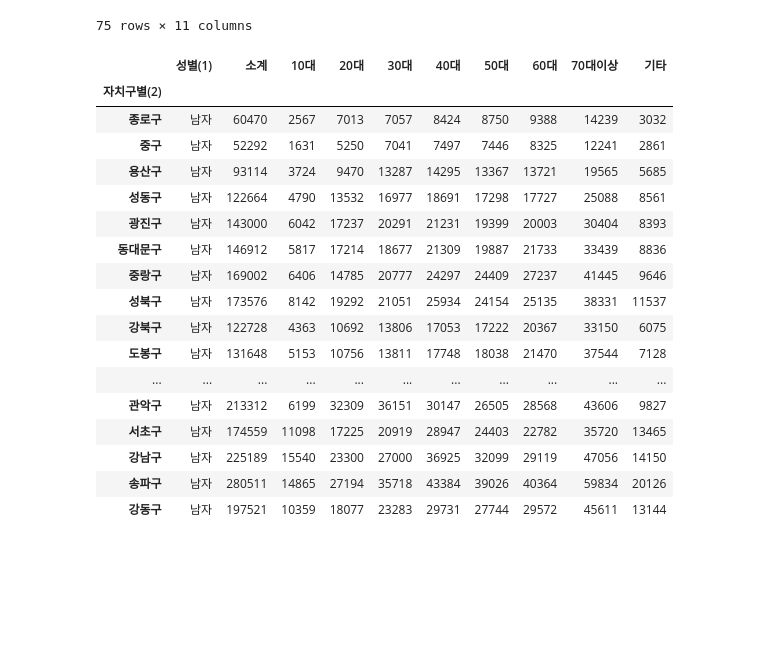
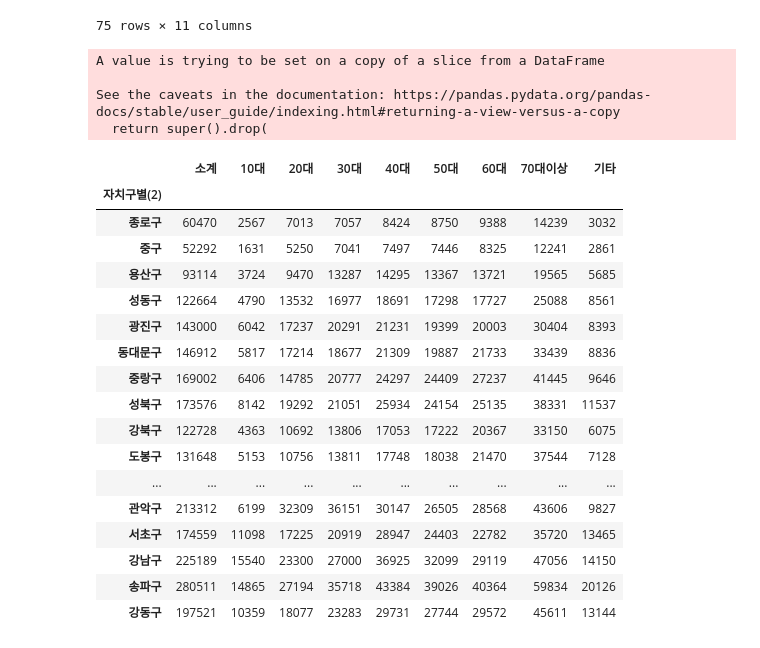
Before and after one commit to Aimerlee123/Python-teamproject, a Jupyter notebook: 파이썬_팀_프로젝트.ipynb, the cells around one changed output. Saved outputs shown, nothing was run; the diff lists cells and outputs as text; code cells hidden in the pictures; blank space fills up the shorter version.

```diff
--- a/파이썬_팀_프로젝트.ipynb
+++ b/파이썬_팀_프로젝트.ipynb
@@ -269,23 +269,27 @@ guage
 # %%
 dfm=guage[guage['성별(1)']=='남자']
 dfm.set_index('자치구별(2)',inplace=True)
-dfm
+dfm.drop('성별(1)',axis=1,inplace=True)
 # %% [output]
+A value is trying to be set on a copy of a slice from a DataFrame
+
+See the caveats in the documentation: https://pandas.pydata.org/pandas-docs/stable/user_guide/indexing.html#returning-a-view-versus-a-copy
+  return super().drop(
-|  | 성별(1) | 소계 | 10대 | 20대 | 30대 | 40대 | 50대 | 60대 | 70대이상 | 기타 |
-| 자치구별(2) |  |  |  |  |  |  |  |  |  |  |
-| 종로구 | 남자 | 60470 | 2567 | 7013 | 7057 | 8424 | 8750 | 9388 | 14239 | 3032 |
-| 중구 | 남자 | 52292 | 1631 | 5250 | 7041 | 7497 | 7446 | 8325 | 12241 | 2861 |
-| 용산구 | 남자 | 93114 | 3724 | 9470 | 13287 | 14295 | 13367 | 13721 | 19565 | 5685 |
-| 성동구 | 남자 | 122664 | 4790 | 13532 | 16977 | 18691 | 17298 | 17727 | 25088 | 8561 |
-| 광진구 | 남자 | 143000 | 6042 | 17237 | 20291 | 21231 | 19399 | 20003 | 30404 | 8393 |
-| 동대문구 | 남자 | 146912 | 5817 | 17214 | 18677 | 21309 | 19887 | 21733 | 33439 | 8836 |
-| 중랑구 | 남자 | 169002 | 6406 | 14785 | 20777 | 24297 | 24409 | 27237 | 41445 | 9646 |
-| 성북구 | 남자 | 173576 | 8142 | 19292 | 21051 | 25934 | 24154 | 25135 | 38331 | 11537 |
-| 강북구 | 남자 | 122728 | 4363 | 10692 | 13806 | 17053 | 17222 | 20367 | 33150 | 6075 |
-| 도봉구 | 남자 | 131648 | 5153 | 10756 | 13811 | 17748 | 18038 | 21470 | 37544 | 7128 |
-| ... | ... | ... | ... | ... | ... | ... | ... | ... | ... | ... |
-| 관악구 | 남자 | 213312 | 6199 | 32309 | 36151 | 30147 | 26505 | 28568 | 43606 | 9827 |
-| 서초구 | 남자 | 174559 | 11098 | 17225 | 20919 | 28947 | 24403 | 22782 | 35720 | 13465 |
-| 강남구 | 남자 | 225189 | 15540 | 23300 | 27000 | 36925 | 32099 | 29119 | 47056 | 14150 |
-| 송파구 | 남자 | 280511 | 14865 | 27194 | 35718 | 43384 | 39026 | 40364 | 59834 | 20126 |
-| 강동구 | 남자 | 197521 | 10359 | 18077 | 23283 | 29731 | 27744 | 29572 | 45611 | 13144 |
+|  | 소계 | 10대 | 20대 | 30대 | 40대 | 50대 | 60대 | 70대이상 | 기타 |
+| 자치구별(2) |  |  |  |  |  |  |  |  |  |
+| 종로구 | 60470 | 2567 | 7013 | 7057 | 8424 | 8750 | 9388 | 14239 | 3032 |
+| 중구 | 52292 | 1631 | 5250 | 7041 | 7497 | 7446 | 8325 | 12241 | 2861 |
+| 용산구 | 93114 | 3724 | 9470 | 13287 | 14295 | 13367 | 13721 | 19565 | 5685 |
+| 성동구 | 122664 | 4790 | 13532 | 16977 | 18691 | 17298 | 17727 | 25088 | 8561 |
+| 광진구 | 143000 | 6042 | 17237 | 20291 | 21231 | 19399 | 20003 | 30404 | 8393 |
+| 동대문구 | 146912 | 5817 | 17214 | 18677 | 21309 | 19887 | 21733 | 33439 | 8836 |
+| 중랑구 | 169002 | 6406 | 14785 | 20777 | 24297 | 24409 | 27237 | 41445 | 9646 |
+| 성북구 | 173576 | 8142 | 19292 | 21051 | 25934 | 24154 | 25135 | 38331 | 11537 |
+| 강북구 | 122728 | 4363 | 10692 | 13806 | 17053 | 17222 | 20367 | 33150 | 6075 |
+| 도봉구 | 131648 | 5153 | 10756 | 13811 | 17748 | 18038 | 21470 | 37544 | 7128 |
+| ... | ... | ... | ... | ... | ... | ... | ... | ... | ... |
+| 관악구 | 213312 | 6199 | 32309 | 36151 | 30147 | 26505 | 28568 | 43606 | 9827 |
+| 서초구 | 174559 | 11098 | 17225 | 20919 | 28947 | 24403 | 22782 | 35720 | 13465 |
+| 강남구 | 225189 | 15540 | 23300 | 27000 | 36925 | 32099 | 29119 | 47056 | 14150 |
+| 송파구 | 280511 | 14865 | 27194 | 35718 | 43384 | 39026 | 40364 | 59834 | 20126 |
+| 강동구 | 197521 | 10359 | 18077 | 23283 | 29731 | 27744 | 29572 | 45611 | 13144 |
```
Also changed, not shown: parts of 7 cells of this notebook.
